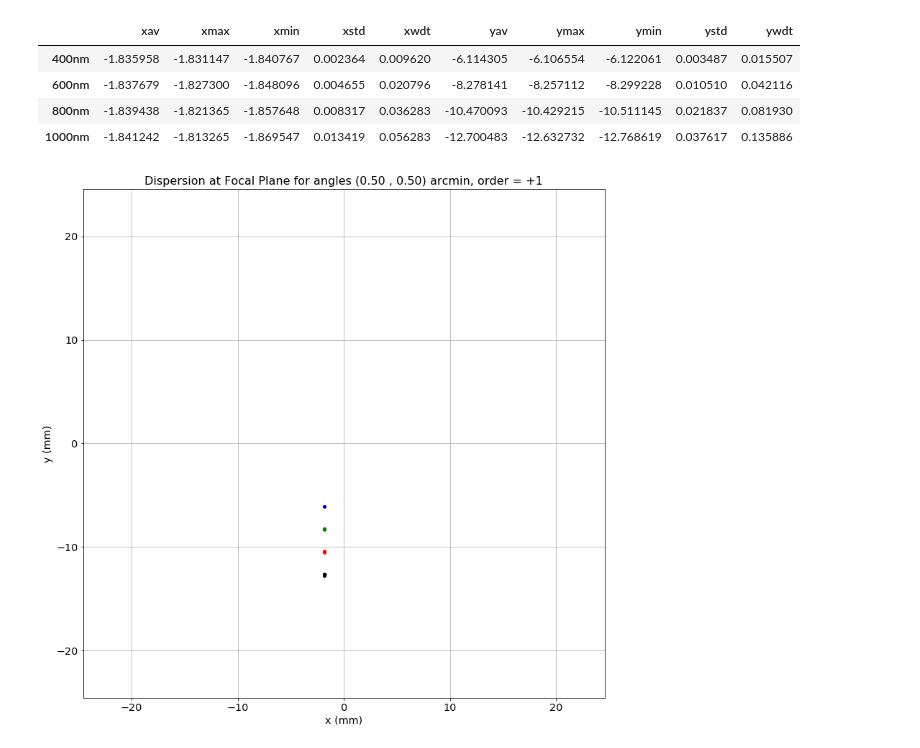
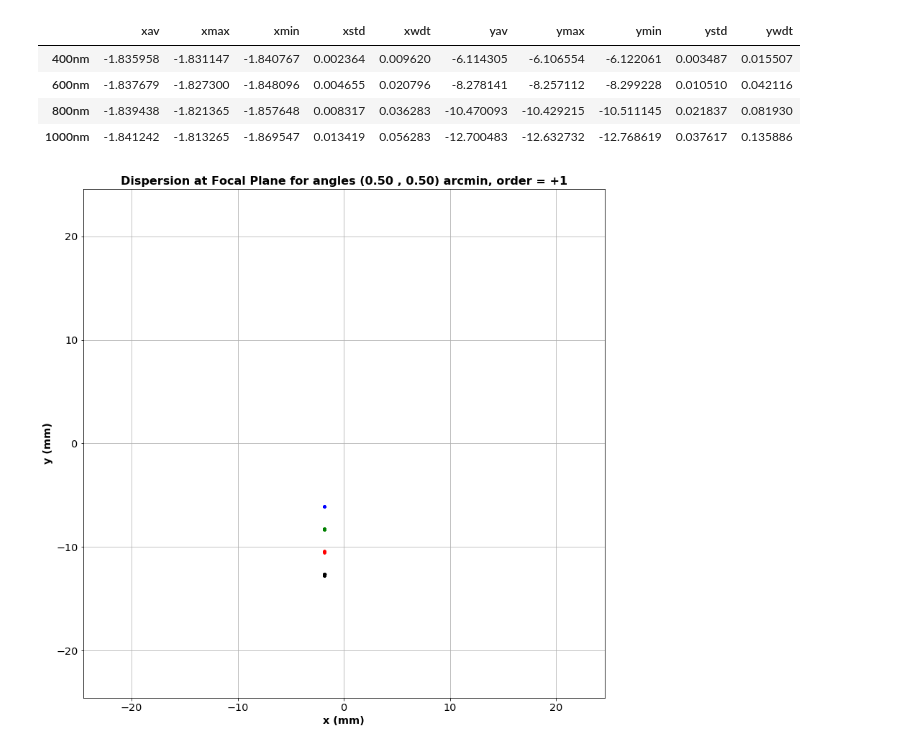
Before and after one commit to sylvielsstfr/OpticSimWthB4, a Jupyter notebook: MyHOLO/Ana_2017_March_15/p05_p05/AnaHoloSimple.ipynb, the cells around one changed output. Saved outputs shown, nothing was run; the diff lists cells and outputs as text; code cells hidden in the pictures.

```diff
--- a/MyHOLO/Ana_2017_March_15/p05_p05/AnaHoloSimple.ipynb
+++ b/MyHOLO/Ana_2017_March_15/p05_p05/AnaHoloSimple.ipynb
@@ -83,8 +83,8 @@ NBTOT=NBEAM*NWL
 theta_x=0.5  # angle in arcmin
 theta_y=0.5  # angle in arcmin
 # %%
-order="O0"
-order_str="0"
+order="OP1"
+order_str="+1"
 # %%
 theta_x_num=int(theta_x*10)
 theta_y_num=int(theta_y*10)
@@ -235,15 +243,15 @@ df.to_excel(outputdata_excel)
 # %%
 plt.plot(x1,y1,"b.")
 plt.plot(x2,y2,"g.")
 plt.plot(x3,y3,"r.")
 plt.plot(x4,y4,"k.")
 plt.xlim(-Det_size/2,Det_size/2.)
 plt.ylim(-Det_size/2,Det_size/2)
 plt.grid(True)
-plt.xlabel("x (mm)")
-plt.ylabel("y (mm)")
+plt.xlabel("x (mm)",fontweight='bold')
+plt.ylabel("y (mm)",fontweight='bold')
 fulltitle="Dispersion at Focal Plane for angles ({:2.2f} , {:2.2f}) arcmin, order = {}".format(theta_x,theta_y,order_str)
-plt.title(fulltitle,fontsize=16)
+plt.title(fulltitle,fontsize=16,fontweight='bold')
 plt.savefig(figname1)
 # %% [output]
-[figure, old version]
+[figure, new version]
```
Also changed, not shown: parts of 3 cells of this notebook, 6 other files.
